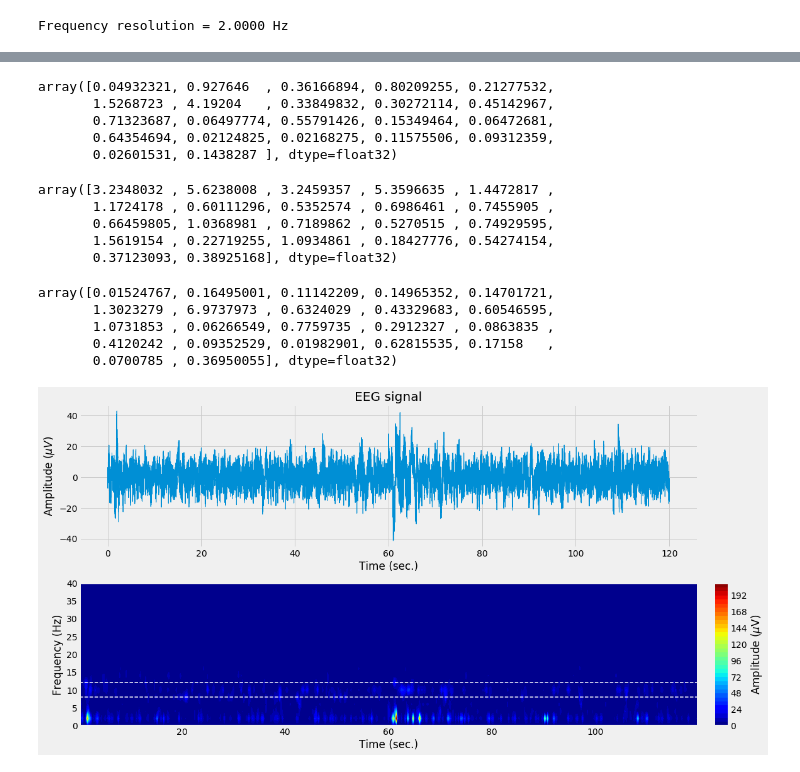
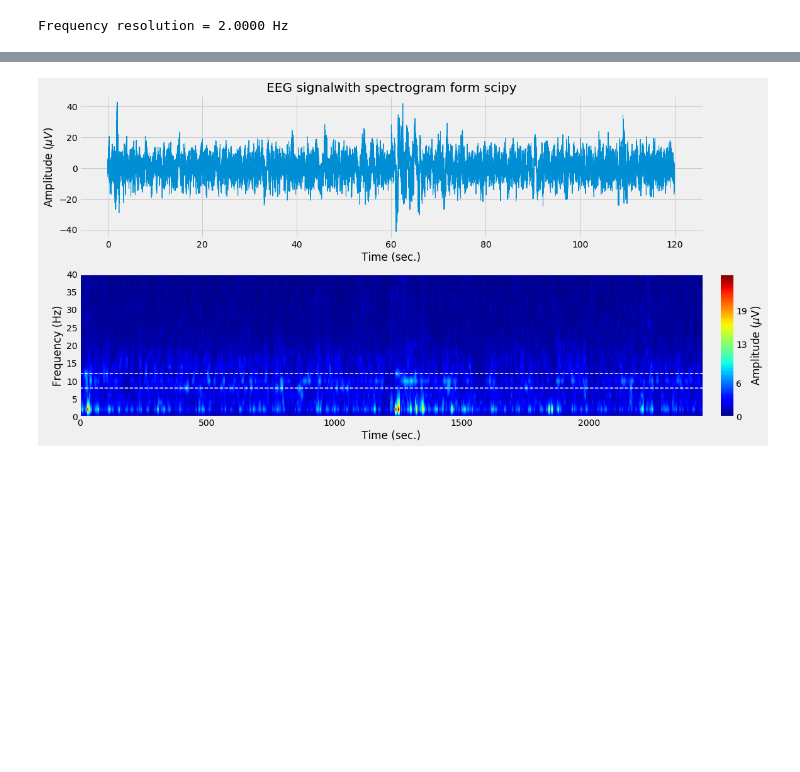
Before and after one commit to OrielBanne/myIPythonNotebooks, a Jupyter notebook: SignalProcessing/EEG Spectrogram.ipynb, the cells around one changed output, grey strips where cells are left out. Drawn from its saved outputs; the diff is of its cells as text; code cells hidden in the pictures; blank space fills up the shorter version.

```diff
--- a/SignalProcessing/EEG Spectrogram.ipynb
+++ b/SignalProcessing/EEG Spectrogram.ipynb
@@ -202,10 +204,12 @@ for myax in ax:
 signal.spectrogram?
 # %%
 segment = WinLength
+WinLength = int(0.5*sr) # 500 points (0.5 sec, 500 ms)
+step = int(0.025*sr) # 25 points (or 25 ms)
 
-myparams = dict(nperseg = segment, noverlap = 0, return_onesided=True, scaling='spectrum')
-f, nseg, Sxx = signal.spectrogram(x = eeg, fs = sr, **myparams)
-
+myparams = dict(nperseg = WinLength, noverlap = WinLength-step, return_onesided=True, scaling='spectrum')
+freq, nseg, Sxx = signal.spectrogram(x = eeg, fs = sr, **myparams)
+Sxx = 2*Sxx
 print('Frequency resolution = %2.4f Hz'%f[1])
 # %% [output]
 Frequency resolution = 2.0000 Hz
@@ -216,6 +219,0 @@ f.shape, Sxx.shape
-# %%
-Sxx.shape
-# Read only until frequecy 45 Hz
-
-f = f[:int(45/f[1])]
-Sxx =Sxx[:len(f)]
@@ -237,69 +220,47 @@ plt.plot(hz, myamp[0], lw = 1, color='black')
-# %%
-Sxx[:,10]
-# %% [output]
-array([0.04932321, 0.927646  , 0.36166894, 0.80209255, 0.21277532,
-       1.5268723 , 4.19204   , 0.33849832, 0.30272114, 0.45142967,
-       0.71323687, 0.06497774, 0.55791426, 0.15349464, 0.06472681,
-       0.64354694, 0.02124825, 0.02168275, 0.11575506, 0.09312359,
-       0.02601531, 0.1438287 ], dtype=float32)
-# %%
-myamp[10]
-# %% [output]
-array([3.2348032 , 5.6238008 , 3.2459357 , 5.3596635 , 1.4472817 ,
-       1.1724178 , 0.60111296, 0.5352574 , 0.6986461 , 0.7455905 ,
-       0.66459805, 1.0368981 , 0.7189862 , 0.5270515 , 0.74929595,
-       1.5619154 , 0.22719255, 1.0934861 , 0.18427776, 0.54274154,
-       0.37123093, 0.38925168], dtype=float32)
-# %%
-Sxx[:,10]/myamp[10]
-# %% [output]
-array([0.01524767, 0.16495001, 0.11142209, 0.14965352, 0.14701721,
-       1.3023279 , 6.9737973 , 0.6324029 , 0.43329683, 0.60546595,
-       1.0731853 , 0.06266549, 0.7759735 , 0.2912327 , 0.0863835 ,
-       0.4120242 , 0.09352529, 0.01982901, 0.62815535, 0.17158   ,
-       0.0700785 , 0.36950055], dtype=float32)
 # %%
 fig, ax = plt.subplots(2,1, figsize = (16,8), constrained_layout=True)
 
 ax[0].plot(time, eeg, lw = 1, color='C0')
 ax[0].set_ylabel('Amplitude ($\mu V$)')
-ax[0].set_title('EEG signal')
+ax[0].set_title('EEG signalwith spectrogram form scipy')
+
+myamp = np.sqrt(Sxx)
 
 # spectrum is a ContourSet object
-dt = 120/nsteps # 120 seconds in number of steps
-X = nseg
-Y = f
-Z = Sxx
-levels = 40
+dt = eeg.size/nseg # 120 seconds in number of steps
+X = np.arange(nseg.size)*0.5
+Y = freq
+Z = myamp
+levels = 80
 spectrum = ax[1].contourf(X,Y,Z,levels, cmap='jet')#,'linecolor','none')
 
 # get the colormap
 cbar = plt.colorbar(spectrum)#, boundaries=np.linspace(0,1,5))
 cbar.ax.set_ylabel('Amplitude ($\mu$V)', rotation=90)
 #cbar.set_ticks(np.arange(0,50,10))
 
 #A working example (for any value range) with five ticks along the bar is:
 
-#m0=int(np.floor(np.min(Sxx)))            # colorbar min value
-#m4=int(np.ceil(np.max(Sxx)))             # colorbar max value
-#m1=int(1*(m4-m0)/4.0 + m0)               # colorbar mid value 1
-#m2=int(2*(m4-m0)/4.0 + m0)               # colorbar mid value 2
-#m3=int(3*(m4-m0)/4.0 + m0)               # colorbar mid value 3
-#cbar.set_ticks([m0,m1,m2,m3,m4])
-#cbar.set_ticklabels([m0,m1,m2,m3,m4])
+m0=int(np.floor(np.min(myamp)))            # colorbar min value
+m4=int(np.ceil(np.max(myamp)))             # colorbar max value
+m1=int(1*(m4-m0)/4.0 + m0)               # colorbar mid value 1
+m2=int(2*(m4-m0)/4.0 + m0)               # colorbar mid value 2
+m3=int(3*(m4-m0)/4.0 + m0)               # colorbar mid value 3
+cbar.set_ticks([m0,m1,m2,m3,m4])
+cbar.set_ticklabels([m0,m1,m2,m3,m4])
 
 #cbar.set_ticks(np.arange(0, 1.1, 0.5))
 
 ax[1].axhline(y = 8, linestyle='--', linewidth = 1.5, color='white')
 ax[1].axhline(y = 12, linestyle='--', linewidth = 1.5, color='white')
 ax[1].set_ylim([0,40])
 ax[1].set_yticks(arange(0,45,5))
 ax[1].set_ylabel('Frequency (Hz)')
 
 
 for myax in ax:
-    #myax.set_xlim(0, 120)
-    #myax.set_xticks(np.arange(0, 121, 30))
+    #myax.set_xticks(np.arange(0, 121, 5))
+    #myax.set_xlim(0, 10)
     myax.set_xlabel('Time (sec.)')
 # %% [output]
-[figure, old version]
+[figure, new version]
```
Also changed, not shown: parts of 9 cells of this notebook, 5 other files.
